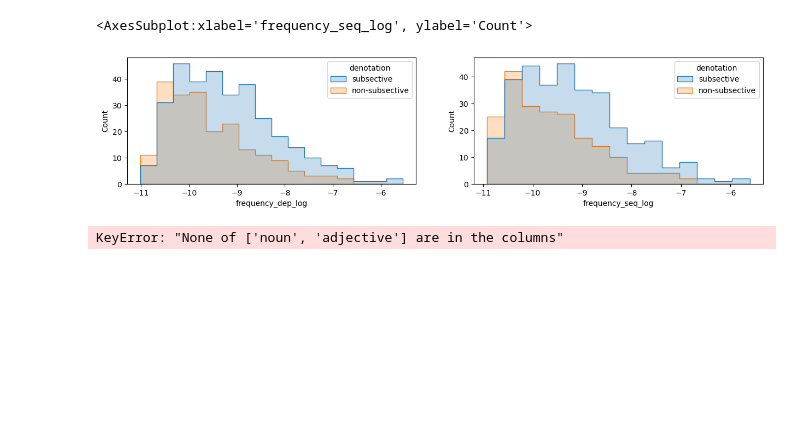
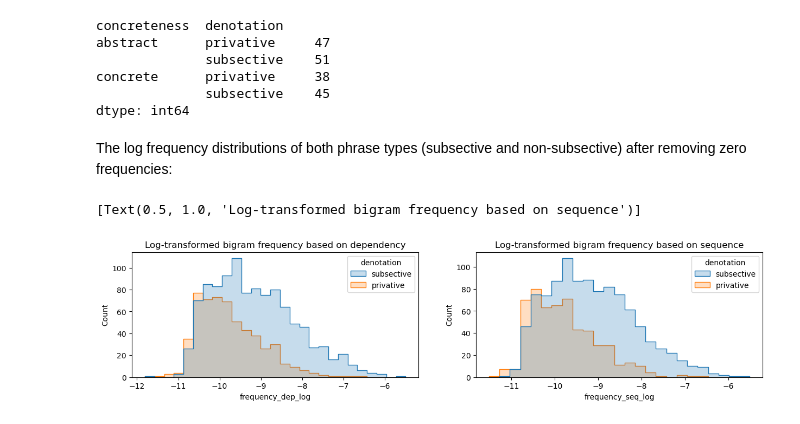
Before and after one commit to rmc-law/FakeDiamond, a Jupyter notebook: stimuli/3_make_and_subselect_phrases.ipynb, the cells around one changed output. Drawn from its saved outputs; the diff is of its cells as text; code cells hidden in the pictures; blank space fills up the shorter version.

```diff
--- a/stimuli/3_make_and_subselect_phrases.ipynb
+++ b/stimuli/3_make_and_subselect_phrases.ipynb
@@ -54,6 +123,10 @@ df_privatives['length'] = df_privatives['word'].str.len()
 Print out the adjectives together with some example nouns to see if they work well together.
 # %%
-df_privatives['concrete'] = df_privatives['word'] + ' diamond'
-df_privatives['abstract'] = df_privatives['word'] + ' success'
-df_privatives
+# read in our cleaned list of nouns
+nouns = pd.read_csv(os.path.join(dir, 'nouns_cleaned_2023-03-01.csv'))
+
+# put some phrases together just to get a sense
+adjectives['concrete_example'] = adjectives['word'] + ' ' + nouns.query('condition == "concrete"')['word'].head(len(adjectives)).tolist()
+adjectives['abstract_example'] = adjectives['word'] + ' ' + nouns.query('condition == "abstract"')['word'].head(len(adjectives)).tolist()
+adjectives
 # %% [output]
@@ -78,0 +152,13 @@ phrases = pd.read_csv('../phrases_repeat_2023-02-07.csv', index_col=False)
+# %%
+# repeat each noun n times, where n is the number of adjectives we have
+phrases = pd.DataFrame(np.repeat(nouns[['set','word','condition']].values, len(adjectives), axis=0), columns=['set','noun','concreteness'])
+
+# repeat each adjective n times, where n is the number of nouns we have
+phrases['adjective'] = adjectives.word.tolist()*len(nouns)
+
+# annotate each adjective with its denotation (e.g., subsective or privative)
+phrases['denotation'] = np.repeat(['subsective','privative'], len(adjectives)/2).tolist()*len(nouns)
+
+# compose phrases
+phrases['phrase'] = phrases['adjective'] + ' ' + phrases['noun']
+phrases
@@ -181,0 +232,18 @@ phrase_frequencies
+# %%
+# put back the phrase blocks into one big df
+blocks = []
+for i in range(len(phrases_blocks)):
+    blocks.append(pd.read_csv(os.path.join(f'phrases_block{i+1}_2023-03-01.csv')))
+phrases = pd.concat(blocks)
+phrases.reset_index(inplace=True, drop=True)
+
+# calculate log frequencies
+phrases['frequency_dep_log'] = np.log10(phrases['frequency_dep'])
+phrases['frequency_seq_log'] = np.log10(phrases['frequency_seq'])
+
+# define sethood as phrases sharing a noun
+phrases['set'] = np.repeat(list(map(lambda x:x+1, list(range(int(len(nouns)))))), 32)  # add set number for future use
+col = phrases.pop('set')
+phrases.insert(0, col.name, col) # move set to the front of df
+
+phrases
@@ -182,13 +315,23 @@ phrase_frequencies
+# %%
+best_phrases = phrases.iloc[phrases_best_indices]
+print(best_phrases.query('frequency_dep > 0').groupby(['concreteness','denotation']).size())
+
+# f, ax = plt.subplots(1, 2, figsize=(15,3))
+# sns.histplot(x='frequency_dep_log', hue='denotation', data=best_phrases.query('frequency_dep == 0'), ax=ax[0], element='step').set(title='Log-transformed bigram frequency based on dependency')
+# %% [output]
+concreteness  denotation
+abstract      privative     47
+              subsective    51
+concrete      privative     38
+              subsective    45
+dtype: int64
+# %% [markdown]
+The log frequency distributions of both phrase types (subsective and non-subsective) after removing zero frequencies:
 # %%
 f, ax = plt.subplots(1, 2, figsize=(15,3))
 sns.set_context(font_scale=2)
-sns.histplot(x='frequency_dep_log', hue='denotation', data=phrase_frequencies, ax=ax[0], element='step')
-sns.histplot(x='frequency_seq_log', hue='denotation', data=phrase_frequencies, ax=ax[1], element='step')
+sns.histplot(x='frequency_dep_log', hue='denotation', data=phrases, ax=ax[0], element='step').set(title='Log-transformed bigram frequency based on dependency')
+sns.histplot(x='frequency_seq_log', hue='denotation', data=phrases, ax=ax[1], element='step').set(title='Log-transformed bigram frequency based on sequence')
 # %% [output]
-<AxesSubplot:xlabel='frequency_seq_log', ylabel='Count'>
+[Text(0.5, 1.0, 'Log-transformed bigram frequency based on sequence')]
-[figure, old version]
+[figure, new version]
-# %%
-phrase_frequencies.set_index(['noun','adjective'], inplace=True)
-phrase_frequencies
-# %% [output]
-KeyError: "None of ['noun', 'adjective'] are in the columns"
```
Also changed, not shown: parts of 53 cells of this notebook, 4 other files.
